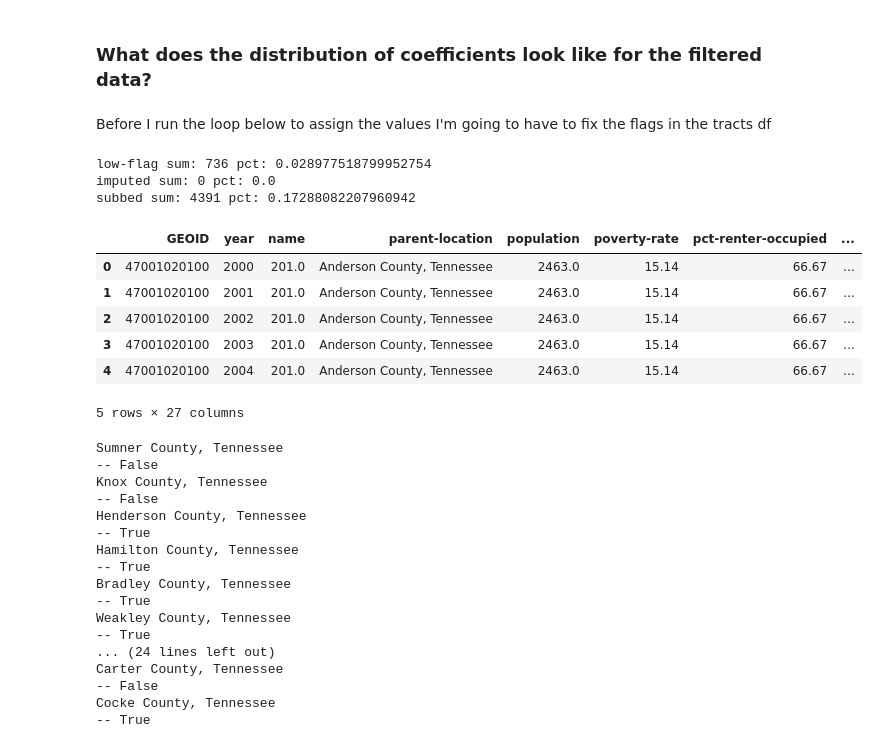
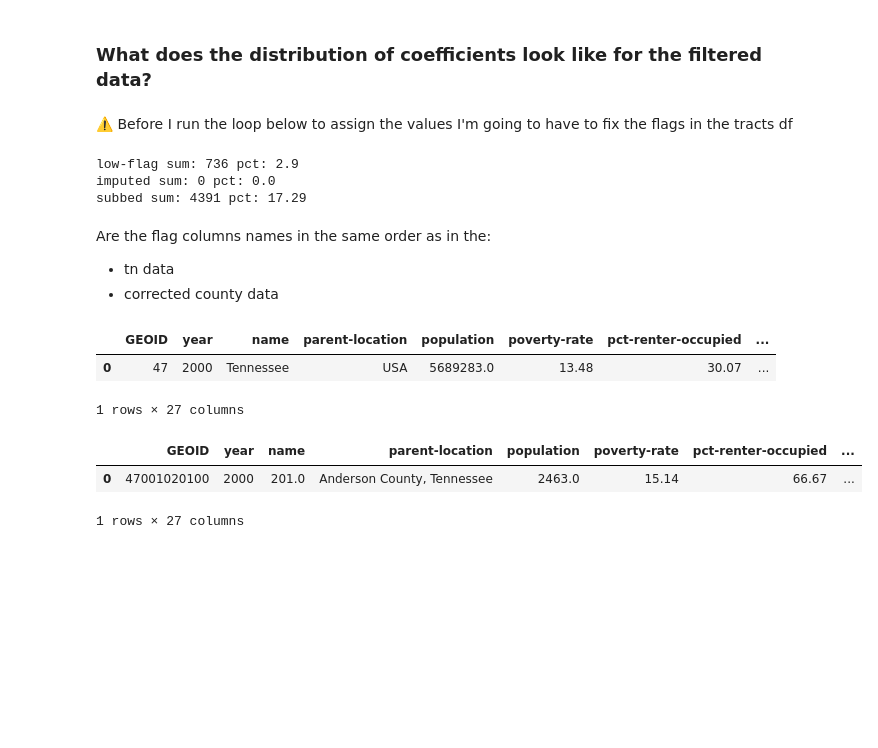
Before and after one commit to paulo-g-martinez/eviction-lab-tn-nss-capstone, a Jupyter notebook: regression-analysis-with-corrected-flags.ipynb, the cells around one changed output. Saved outputs shown, nothing was run; the diff lists cells and outputs as text; code cells hidden in the pictures; blank space fills up the shorter version.

```diff
--- a/regression-analysis-with-corrected-flags.ipynb
+++ b/regression-analysis-with-corrected-flags.ipynb
@@ -864,44 +1002,27 @@ county_correlations_df['filtered-tpec'] = np.nan
 county_correlations_df['filtered-pfc'] = np.nan
 county_correlations_df['filtered-tpfc'] = np.nan
 # %% [markdown]
-Before I run the loop below to assign the values I'm going to have to fix the flags in the tracts df
+⚠️ Before I run the loop below to assign the values I'm going to have to fix the flags in the tracts df
 # %%
 for col in ['low-flag', 'imputed', 'subbed']:
-    print(col, 'sum:', census_tracts_df[col].sum(), 'pct:', census_tracts_df[col].sum()/len(census_tracts_df))
+    print(col, 'sum:', census_tracts_df[col].sum(), 'pct:', round(100*census_tracts_df[col].sum()/len(census_tracts_df), 2))
 # %% [output]
-low-flag sum: 736 pct: 0.028977518799952754
+low-flag sum: 736 pct: 2.9
 imputed sum: 0 pct: 0.0
-subbed sum: 4391 pct: 0.17288082207960942
+subbed sum: 4391 pct: 17.29
+# %% [markdown]
+Are the flag columns names in the same order as in the:
+- tn data
+- corrected county data
+# %%
+tn_state_df.head(1)
+# %% [output]
+|  | GEOID | year | name | parent-location | population | poverty-rate | pct-renter-occupied | ... |
+| 0 | 47 | 2000 | Tennessee | USA | 5689283.0 | 13.48 | 30.07 | ... |
+1 rows × 27 columns
 # %%
-census_tracts_df.head()
+census_tracts_df.head(1)
 # %% [output]
 |  | GEOID | year | name | parent-location | population | poverty-rate | pct-renter-occupied | ... |
 | 0 | 47001020100 | 2000 | 201.0 | Anderson County, Tennessee | 2463.0 | 15.14 | 66.67 | ... |
-| 1 | 47001020100 | 2001 | 201.0 | Anderson County, Tennessee | 2463.0 | 15.14 | 66.67 | ... |
-| 2 | 47001020100 | 2002 | 201.0 | Anderson County, Tennessee | 2463.0 | 15.14 | 66.67 | ... |
-| 3 | 47001020100 | 2003 | 201.0 | Anderson County, Tennessee | 2463.0 | 15.14 | 66.67 | ... |
-| 4 | 47001020100 | 2004 | 201.0 | Anderson County, Tennessee | 2463.0 | 15.14 | 66.67 | ... |
-5 rows × 27 columns
+1 rows × 27 columns
-# %%
-for lc in set(census_tracts_df['parent-location'][census_tracts_df['low-flag'] == 1]):
-    print(lc)
-    #print('-', re.sub(', Tennessee', '', lc))
-    print('--', re.sub(', Tennessee', '', lc) in set(counties_evicts_df.name[counties_evicts_df['low-flag'] == 1]))
-# %% [output]
-Sumner County, Tennessee
--- False
-Knox County, Tennessee
--- False
-Henderson County, Tennessee
--- True
-Hamilton County, Tennessee
--- True
-Bradley County, Tennessee
--- True
-Weakley County, Tennessee
--- True
-... (24 lines left out)
-Carter County, Tennessee
--- False
-Cocke County, Tennessee
--- True
```
Also changed, not shown: parts of 42 cells of this notebook.
